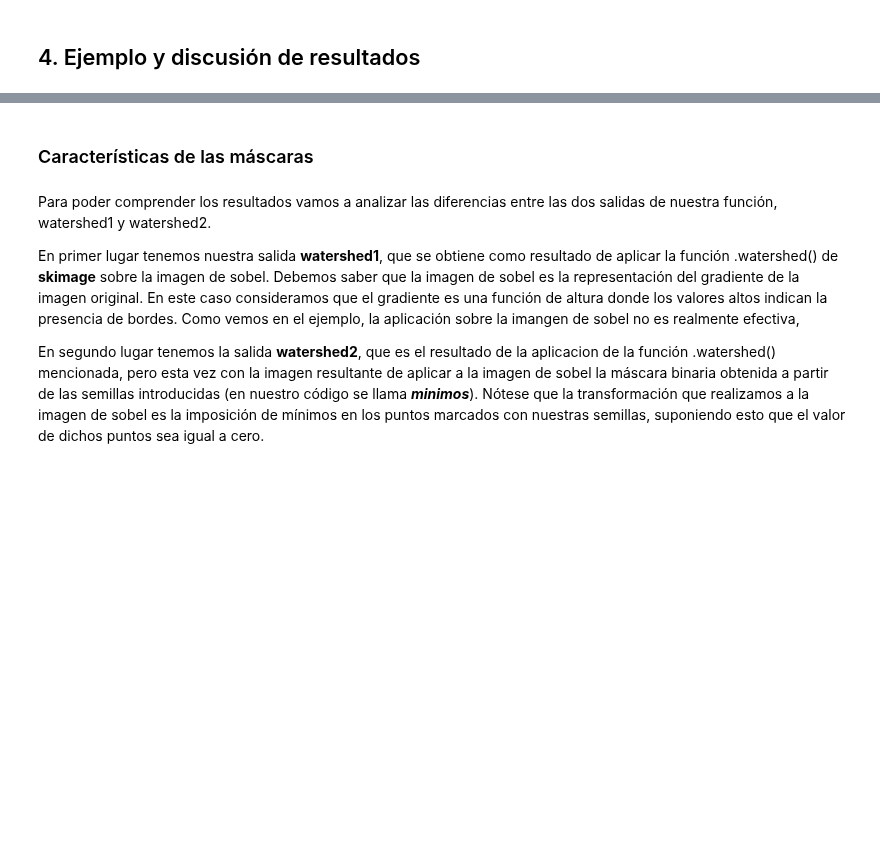
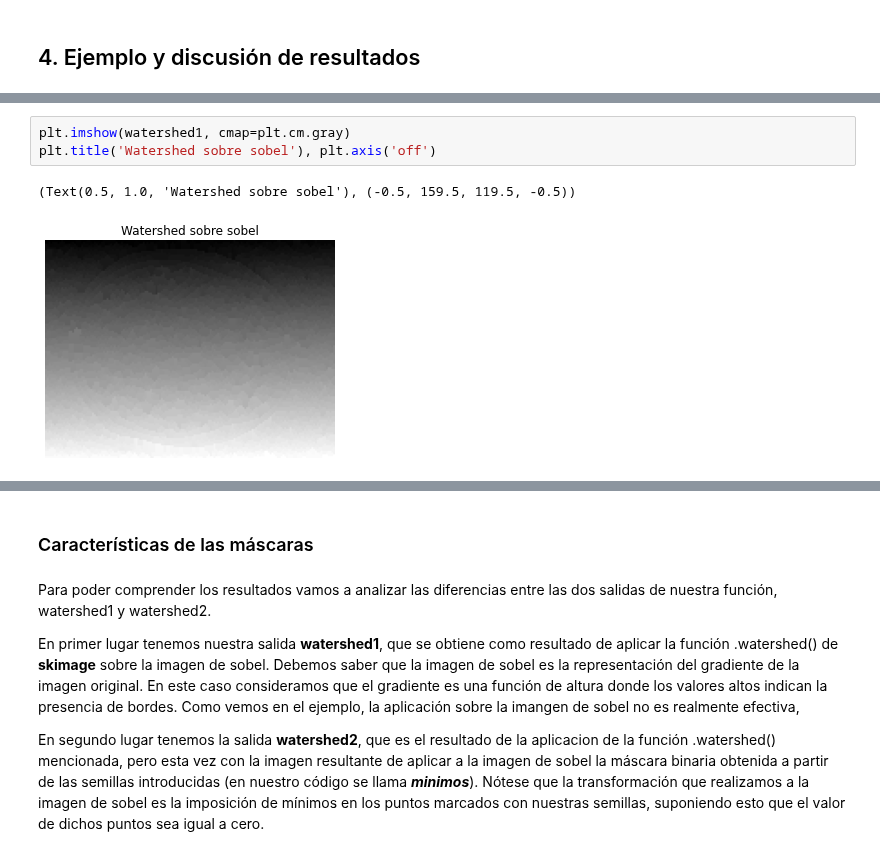
Before and after one commit to Mariaprddz/Analisis, a Jupyter notebook: Analisis/Practica2/Watershed_segmentation.ipynb, the cells around one changed output, grey strips where cells are left out. Cells and saved outputs as stored; diff of their text form; blank space fills up the shorter version.

```diff
--- a/Analisis/Practica2/Watershed_segmentation.ipynb
+++ b/Analisis/Practica2/Watershed_segmentation.ipynb
@@ -145,0 +155,6 @@ plt.title('Watershed sobre máscara binaria'), plt.axis('off')
+# %%
+plt.imshow(watershed1, cmap=plt.cm.gray)
+plt.title('Watershed sobre sobel'), plt.axis('off')
+# %% [output]
+(Text(0.5, 1.0, 'Watershed sobre sobel'), (-0.5, 159.5, 119.5, -0.5))
+[figure, added]
```
Also changed, not shown: parts of 9 cells of this notebook.
